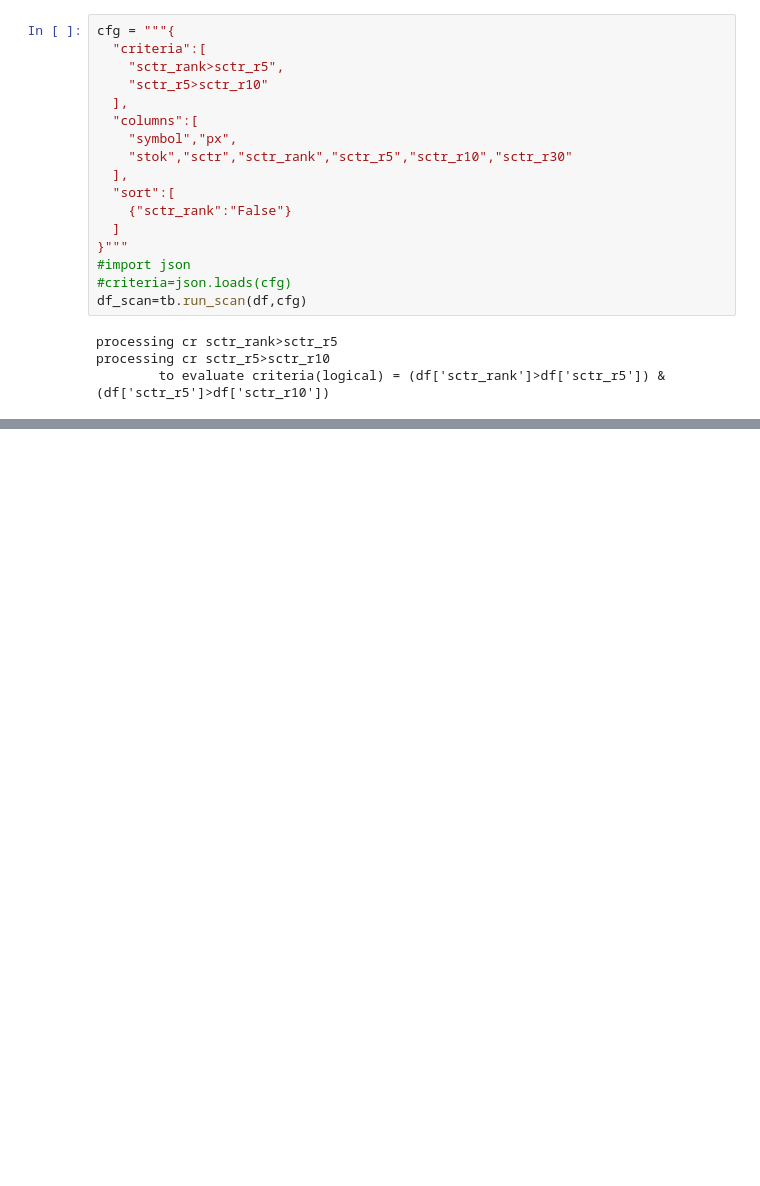
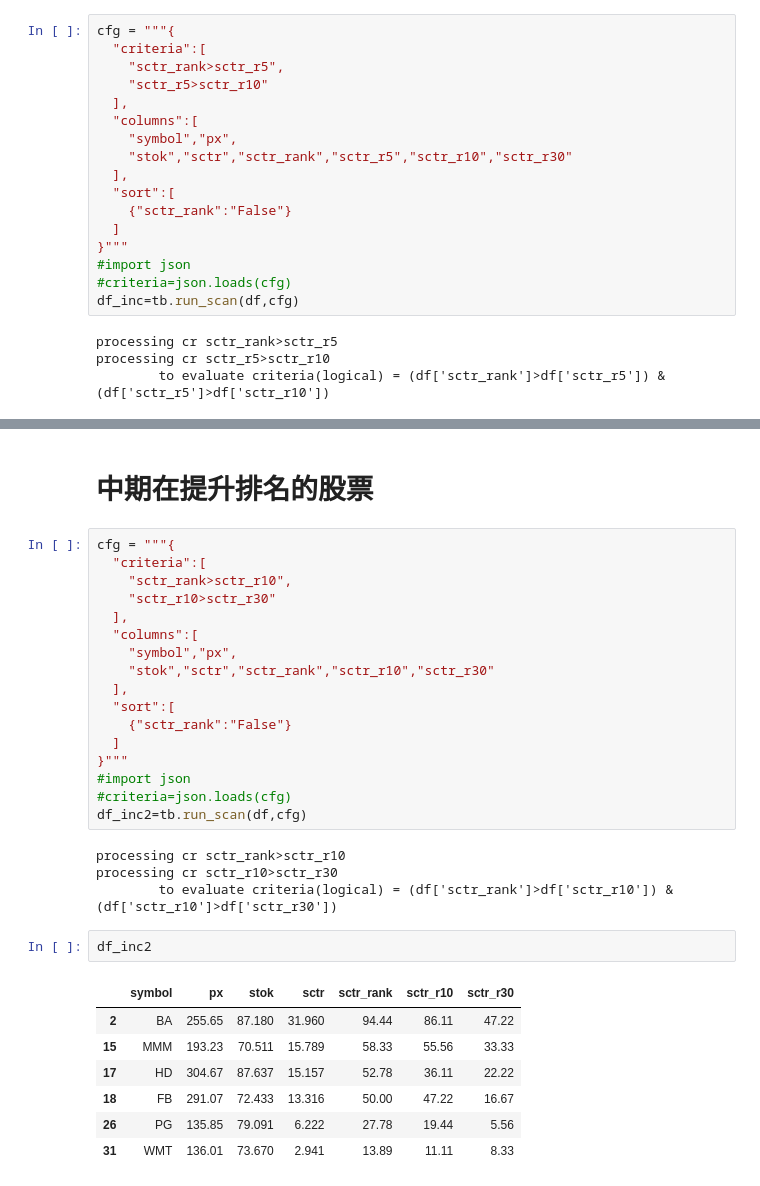
Before and after one commit to softarts/tradebook, a Jupyter notebook: SCTR.ipynb, the cells around one changed output, grey strips where cells are left out. Drawn from its saved outputs; the diff is of its cells as text; blank space fills up the shorter version.

```diff
--- a/SCTR.ipynb
+++ b/SCTR.ipynb
@@ -130,7 +129,7 @@ cfg = """{
 }"""
 #import json
 #criteria=json.loads(cfg)
-df_scan=tb.run_scan(df,cfg)
+df_inc=tb.run_scan(df,cfg)
 # %% [output]
 processing cr sctr_rank>sctr_r5
 processing cr sctr_r5>sctr_r10
@@ -143,0 +143,33 @@ df_scan
+# %% [markdown]
+# 中期在提升排名的股票
+# %%
+cfg = """{
+  "criteria":[
+    "sctr_rank>sctr_r10",
+    "sctr_r10>sctr_r30"
+  ],
+  "columns":[
+    "symbol","px",
+    "stok","sctr","sctr_rank","sctr_r10","sctr_r30"
+  ],
+  "sort":[
+    {"sctr_rank":"False"}
+  ]
+}"""
+#import json
+#criteria=json.loads(cfg)
+df_inc2=tb.run_scan(df,cfg)
+# %% [output]
+processing cr sctr_rank>sctr_r10
+processing cr sctr_r10>sctr_r30
+        to evaluate criteria(logical) = (df['sctr_rank']>df['sctr_r10']) & (df['sctr_r10']>df['sctr_r30'])
+# %%
+df_inc2
+# %% [output]
+|  | symbol | px | stok | sctr | sctr_rank | sctr_r10 | sctr_r30 |
+| 2 | BA | 255.65 | 87.180 | 31.960 | 94.44 | 86.11 | 47.22 |
+| 15 | MMM | 193.23 | 70.511 | 15.789 | 58.33 | 55.56 | 33.33 |
+| 17 | HD | 304.67 | 87.637 | 15.157 | 52.78 | 36.11 | 22.22 |
+| 18 | FB | 291.07 | 72.433 | 13.316 | 50.00 | 47.22 | 16.67 |
+| 26 | PG | 135.85 | 79.091 | 6.222 | 27.78 | 19.44 | 5.56 |
+| 31 | WMT | 136.01 | 73.670 | 2.941 | 13.89 | 11.11 | 8.33 |
```
Also changed, not shown: parts of 9 cells of this notebook, 39 other files.
